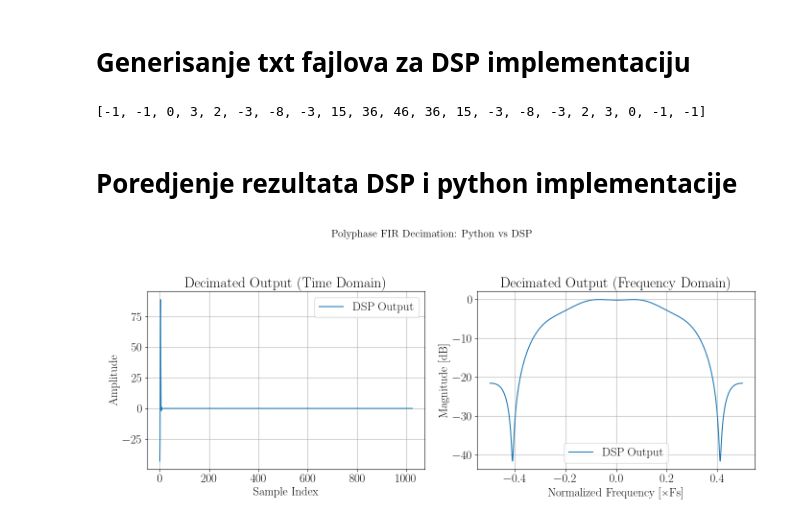
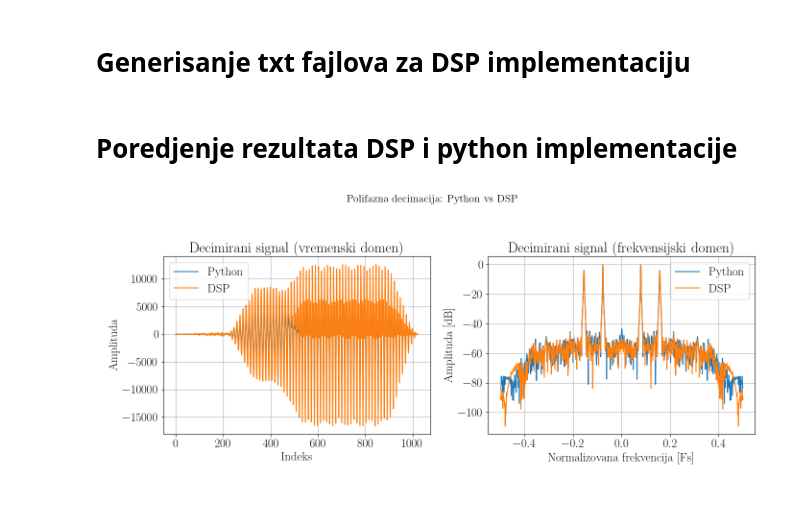
Before and after one commit to urosminoski/DPS, a Jupyter notebook: DPS_2023_3133_Uros_Minoski/python/2023_3133.ipynb, the cells around one changed output. Drawn from its saved outputs; the diff is of its cells as text; code cells hidden in the pictures.

```diff
--- a/DPS_2023_3133_Uros_Minoski/python/2023_3133.ipynb
+++ b/DPS_2023_3133_Uros_Minoski/python/2023_3133.ipynb
@@ -387,42 +387,41 @@ Error sum: 0
 # %% [markdown]
 # Generisanje txt fajlova za DSP implementaciju
 # %%
-np.savetxt("../mcu/data/firCoeff_q1n.txt", firCoeff_q1n, fmt="%d")
-np.savetxt("../mcu/data/mixChirp_q1n.txt", mixChirp_q1n, fmt="%d")
-print(firCoeff_q1n)
+firCoeff_q15 = float_to_q1n(firCoeff, 15)
+mixChirp_q15 = float_to_q1n(mixChirp, 15)
+np.savetxt("../mcu/data/firCoeff_q1n.txt", firCoeff_q15, fmt="%d")
+np.savetxt("../mcu/data/mixChirp_q1n.txt", mixChirp_q15, fmt="%d")
-# %% [output]
-[-1, -1, 0, 3, 2, -3, -8, -3, 15, 36, 46, 36, 15, -3, -8, -3, 2, 3, 0, -1, -1]
 # %% [markdown]
 # Poredjenje rezultata DSP i python implementacije
 # %%
 xout_mcu_dec = np.loadtxt("../mcu/data/xout_q1n.txt", dtype=np.int32)
 
 xout_mcu_dec_fftdB = fftdB(xout_mcu_dec, win=True)
 xout_mcu_dec_fftdB -= np.max(xout_mcu_dec_fftdB)
 freqs_mcu = np.linspace(-0.5, 0.5, len(xout_mcu_dec))
 
 fig, axs = plt.subplots(1, 2, figsize=(14, 6))
-fig.suptitle("Polyphase FIR Decimation: Python vs DSP", fontsize=16, fontweight='bold')
+fig.suptitle("Polifazna decimacija: Python vs DSP", fontsize=16, fontweight='bold')
 
 # Time Domain Plot
-# axs[0].plot(xout_py_dec, label="Python Output")
-axs[0].plot(xout_mcu_dec, label="DSP Output")
-axs[0].set_title("Decimated Output (Time Domain)")
-axs[0].set_xlabel("Sample Index")
-axs[0].set_ylabel("Amplitude")
+axs[0].plot(xout_py_dec, label="Python")
+axs[0].plot(xout_mcu_dec, label="DSP")
+axs[0].set_title("Decimirani signal (vremenski domen)")
+axs[0].set_xlabel("Indeks")
+axs[0].set_ylabel("Amplituda")
 axs[0].grid(True)
 axs[0].legend(loc="best")
 
 # Frequency Domain Plot
-# axs[1].plot(freqs, xout_py_dec_fftdB, label="Python Output")
-axs[1].plot(freqs_mcu, xout_mcu_dec_fftdB, label="DSP Output")
-axs[1].set_title("Decimated Output (Frequency Domain)")
-axs[1].set_xlabel("Normalized Frequency [×Fs]")
-axs[1].set_ylabel("Magnitude [dB]")
+axs[1].plot(freqs, xout_py_dec_fftdB, label="Python")
+axs[1].plot(freqs_mcu, xout_mcu_dec_fftdB, label="DSP")
+axs[1].set_title("Decimirani signal (frekvensijski domen)")
+axs[1].set_xlabel("Normalizovana frekvencija [Fs]")
+axs[1].set_ylabel("Amplituda [dB]")
 axs[1].grid(True)
 axs[1].legend(loc="best")
 
 plt.tight_layout(rect=[0, 0, 1, 0.94])  # leave space for suptitle
 plt.show()
 # %% [output]
-[figure, old version]
+[figure, new version]
```
Also changed, not shown: parts of 1 cell of this notebook, 1 other file.
